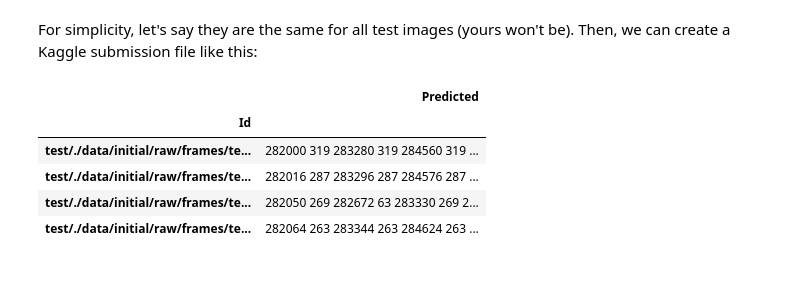
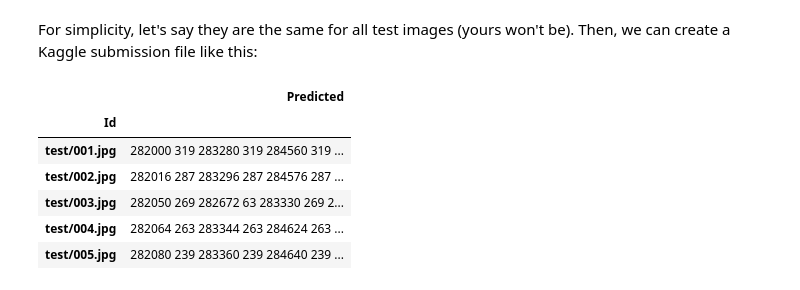
Before and after one commit to nicoboou/vehicle-detection-computer-vision, a Jupyter notebook: Assignment2.ipynb, the cells around one changed output. Drawn from its saved outputs; the diff is of its cells as text; code cells hidden in the pictures.

Commit message:
Stable v0.2 | 1st submission

```diff
--- a/Assignment2.ipynb
+++ b/Assignment2.ipynb
@@ -569,13 +582,12 @@ for img_path in sorted(glob.glob(PATH_TO_FRAMES + 'test/*.jpg')):
 For simplicity, let's say they are the same for all test images (yours won't be). Then, we can create a Kaggle submission file like this:
 # %%
 df_prediction = pd.DataFrame(columns=['Id', 'Predicted'], data=rows).set_index('Id')
-df_prediction.to_csv('sample_submission.csv')
+df_prediction.head()
+# %% [output]
+|  | Predicted |
+| Id |  |
+| test/001.jpg | 282000 319 283280 319 284560 319 ... |
+| test/002.jpg | 282016 287 283296 287 284576 287 ... |
+| test/003.jpg | 282050 269 282672 63 283330 269 2... |
+| test/004.jpg | 282064 263 283344 263 284624 263 ... |
+| test/005.jpg | 282080 239 283360 239 284640 239 ... |
-# %%
-df_prediction.head()
-# %% [output]
-|  | Predicted |
-| Id |  |
-| test/./data/initial/raw/frames/te... | 282000 319 283280 319 284560 319 ... |
-| test/./data/initial/raw/frames/te... | 282016 287 283296 287 284576 287 ... |
-| test/./data/initial/raw/frames/te... | 282050 269 282672 63 283330 269 2... |
-| test/./data/initial/raw/frames/te... | 282064 263 283344 263 284624 263 ... |
```
Also changed, not shown: parts of 11 cells of this notebook, 4 other files.
